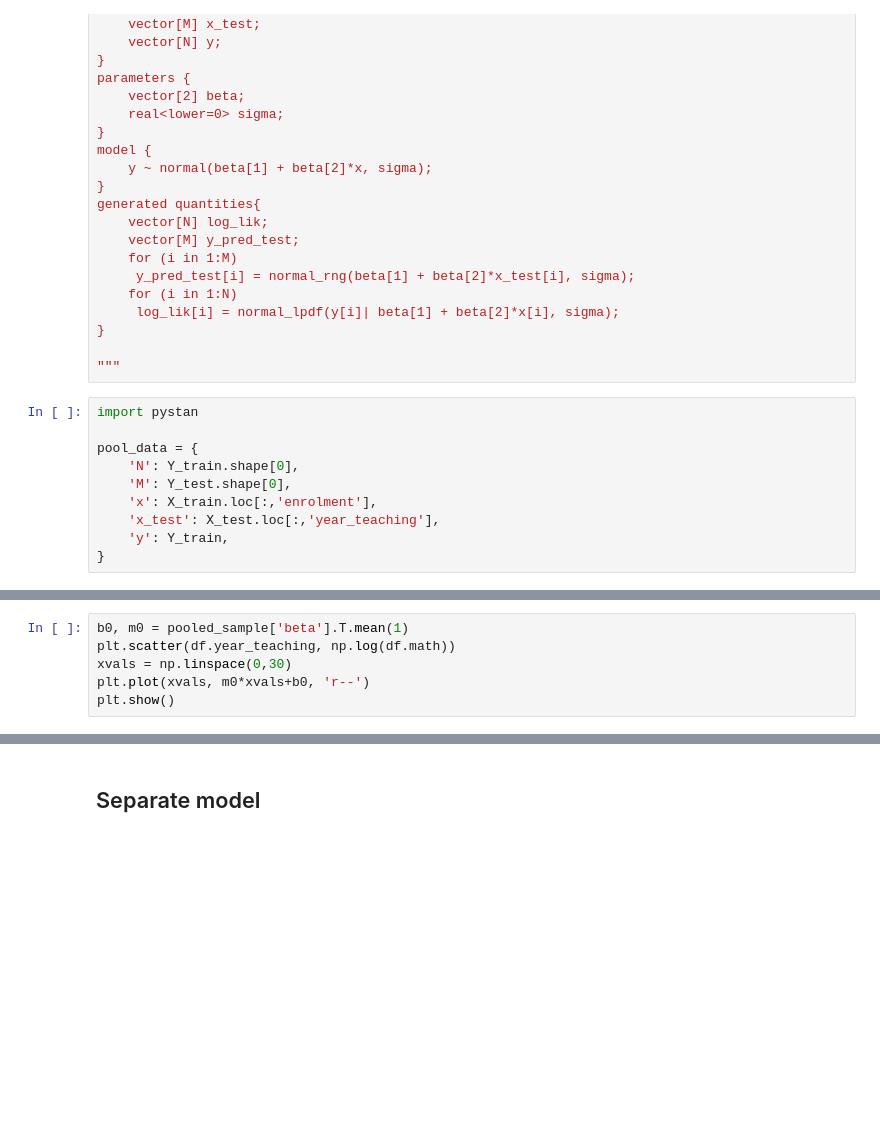
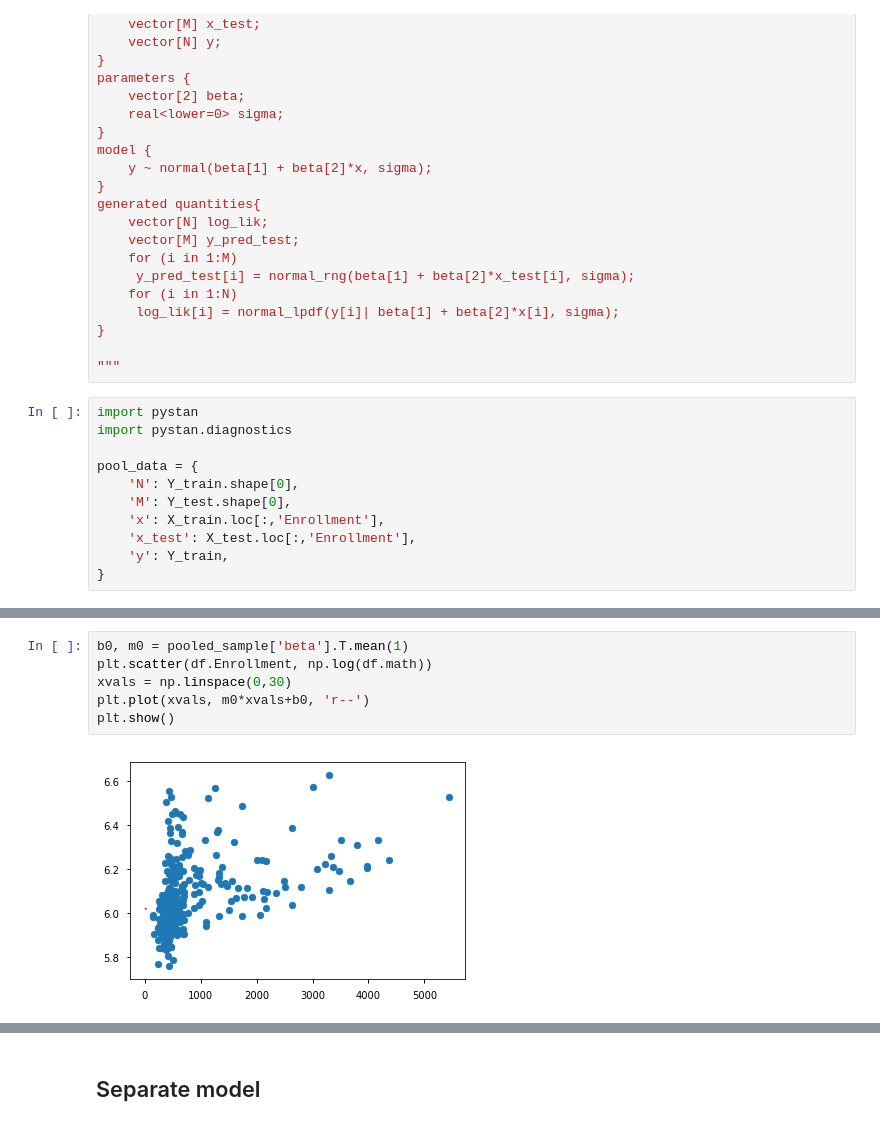
Before and after one commit to cthai721/bda-project, a Jupyter notebook: NYC Public Schools.ipynb, the cells around one changed output, grey strips where cells are left out. Saved outputs shown, nothing was run; the diff lists cells and outputs as text; blank space fills up the shorter version.

```diff
--- a/NYC Public Schools.ipynb
+++ b/NYC Public Schools.ipynb
@@ -390,12 +399,13 @@ generated quantities{
 """
 # %%
 import pystan
+import pystan.diagnostics
 
 pool_data = {
     'N': Y_train.shape[0],
     'M': Y_test.shape[0],
-    'x': X_train.loc[:,'enrolment'],
-    'x_test': X_test.loc[:,'year_teaching'],
+    'x': X_train.loc[:,'Enrollment'],
+    'x_test': X_test.loc[:,'Enrollment'],
     'y': Y_train,
 }
 # %%
@@ -422,9 +448,11 @@ psisloo.print_summary()
 # %%
 b0, m0 = pooled_sample['beta'].T.mean(1)
-plt.scatter(df.year_teaching, np.log(df.math))
+plt.scatter(df.Enrollment, np.log(df.math))
 xvals = np.linspace(0,30)
 plt.plot(xvals, m0*xvals+b0, 'r--')
 plt.show()
+# %% [output]
+[figure, added]
 # %%
 #Comparing y_pred with y_test
 y_pred = np.mean(pooled_sample["y_pred_test"], axis=0)
```
Also changed, not shown: parts of 28 cells of this notebook.
